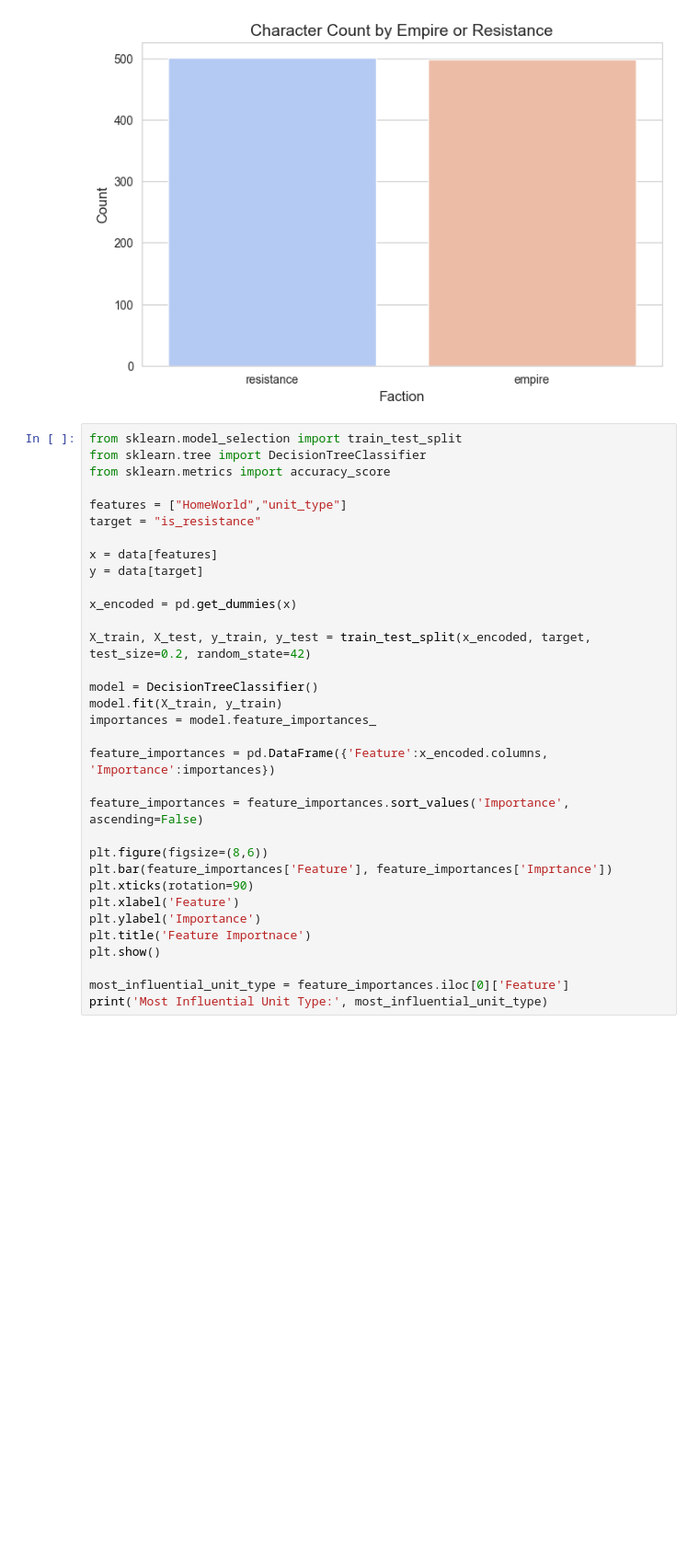
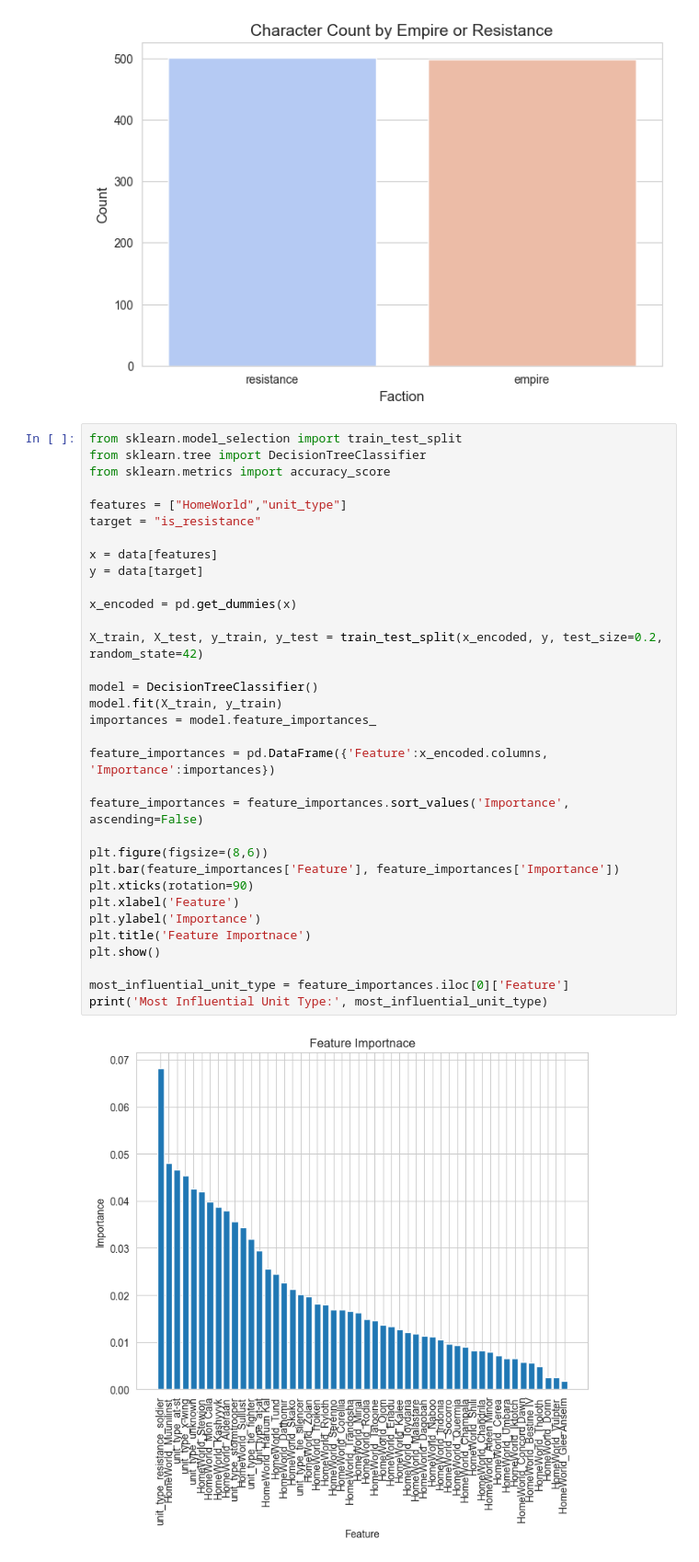
Before and after one commit to HenryDaley2/GuidedProject3, a Jupyter notebook: pandas.ipynb, the cells around one changed output. Shown: that part at 92% size. Drawn from its saved outputs; the diff is of its cells as text; blank space fills up the shorter version.

```diff
--- a/pandas.ipynb
+++ b/pandas.ipynb
@@ -95,32 +93,33 @@ from sklearn.model_selection import train_test_split
 from sklearn.tree import DecisionTreeClassifier
 from sklearn.metrics import accuracy_score
 
 features = ["HomeWorld","unit_type"]
 target = "is_resistance"
 
 x = data[features]
 y = data[target]
 
 x_encoded = pd.get_dummies(x)
 
-X_train, X_test, y_train, y_test = train_test_split(x_encoded, target, test_size=0.2, random_state=42)
+X_train, X_test, y_train, y_test = train_test_split(x_encoded, y, test_size=0.2, random_state=42)
 
 model = DecisionTreeClassifier()
 model.fit(X_train, y_train)
 importances = model.feature_importances_
 
 feature_importances = pd.DataFrame({'Feature':x_encoded.columns, 'Importance':importances})
 
 feature_importances = feature_importances.sort_values('Importance', ascending=False)
 
 plt.figure(figsize=(8,6))
-plt.bar(feature_importances['Feature'], feature_importances['Imprtance'])
+plt.bar(feature_importances['Feature'], feature_importances['Importance'])
 plt.xticks(rotation=90)
 plt.xlabel('Feature')
 plt.ylabel('Importance')
 plt.title('Feature Importnace')
 plt.show()
 
 most_influential_unit_type = feature_importances.iloc[0]['Feature']
 print('Most Influential Unit Type:', most_influential_unit_type)
 # %% [output]
+[figure, added]
```
Also changed, not shown: parts of 8 cells of this notebook.
